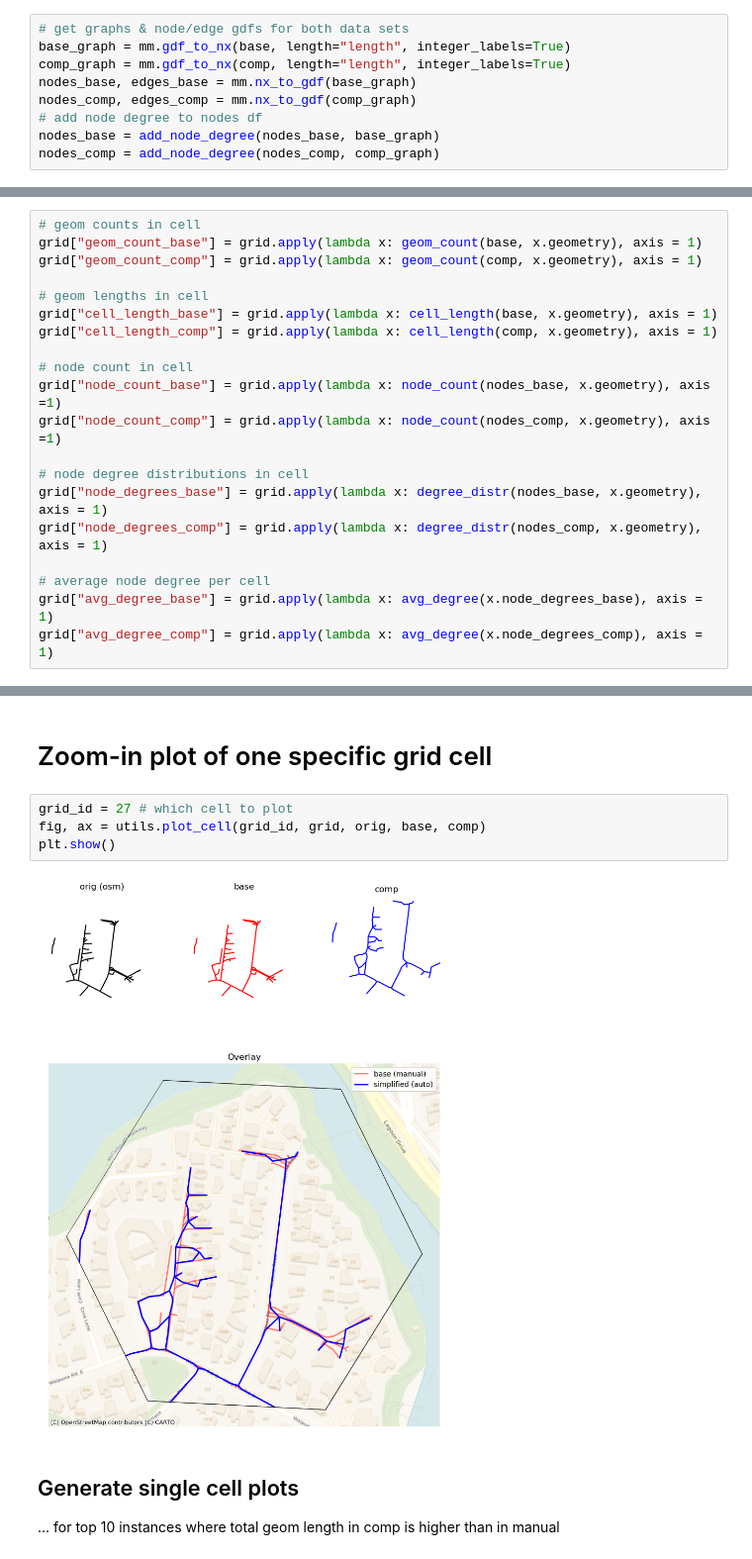
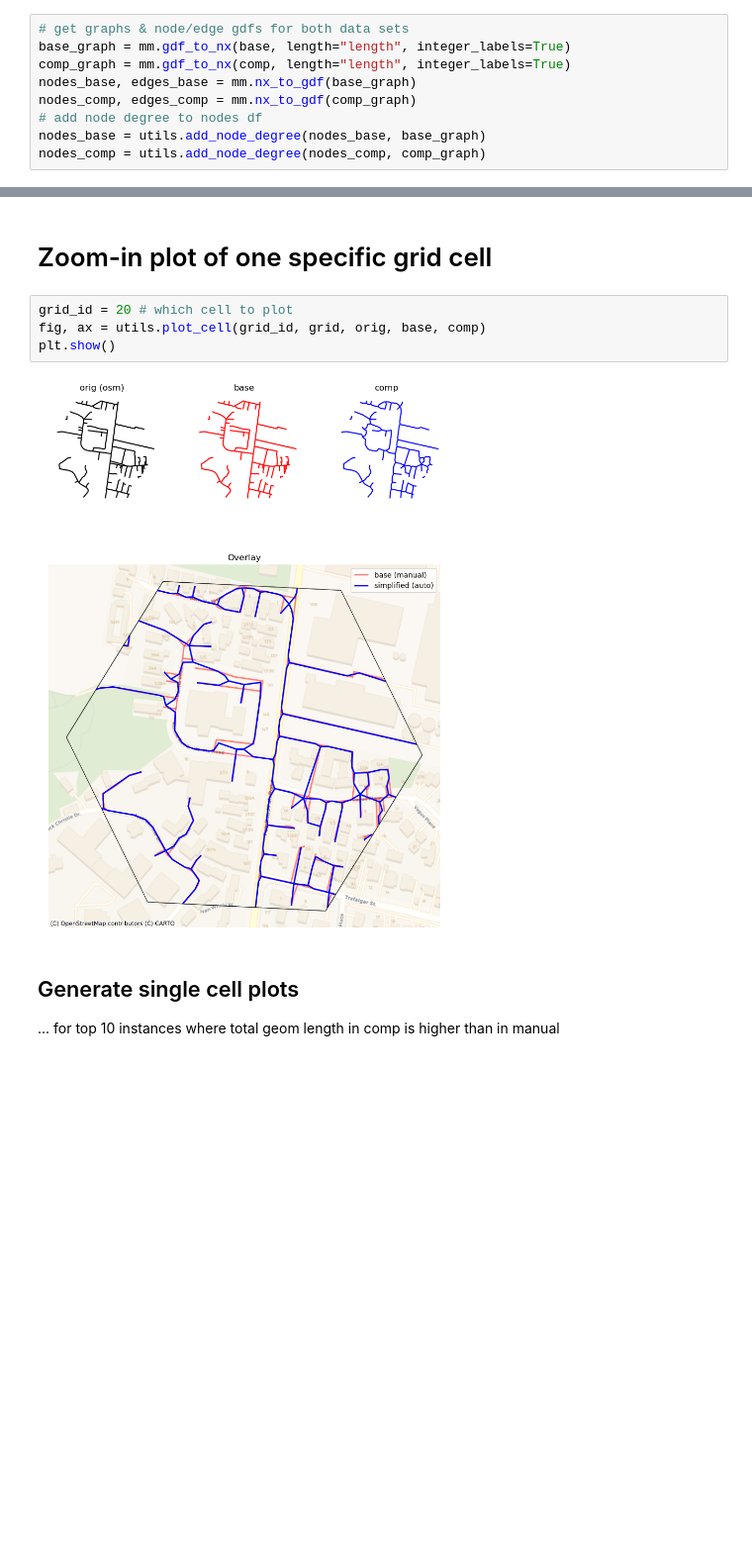
Before and after one commit to uscuni/simplification, a Jupyter notebook: code/evaluate_h3cells.ipynb, the cells around one changed output, grey strips where cells are left out. Shown at 99% size. Drawn from its saved outputs; the diff is of its cells as text; blank space fills up the shorter version.

Commit message:
reran h3 nb, update func calls from utils

```diff
--- a/code/evaluate_h3cells.ipynb
+++ b/code/evaluate_h3cells.ipynb
@@ -73,8 +67,8 @@ comp_graph = mm.gdf_to_nx(comp, length="length", integer_labels=True)
 nodes_base, edges_base = mm.nx_to_gdf(base_graph)
 nodes_comp, edges_comp = mm.nx_to_gdf(comp_graph)
 # add node degree to nodes df
-nodes_base = add_node_degree(nodes_base, base_graph)
-nodes_comp = add_node_degree(nodes_comp, comp_graph)
+nodes_base = utils.add_node_degree(nodes_base, base_graph)
+nodes_comp = utils.add_node_degree(nodes_comp, comp_graph)
 # %% [markdown]
 # Making h3 grid for this FUA
 # %%
@@ -133,20 +109,0 @@ def avg_degree(histdict):
-# %%
-# geom counts in cell
-grid["geom_count_base"] = grid.apply(lambda x: geom_count(base, x.geometry), axis = 1)
-grid["geom_count_comp"] = grid.apply(lambda x: geom_count(comp, x.geometry), axis = 1)
-
-# geom lengths in cell
-grid["cell_length_base"] = grid.apply(lambda x: cell_length(base, x.geometry), axis = 1)
-grid["cell_length_comp"] = grid.apply(lambda x: cell_length(comp, x.geometry), axis = 1)
-
-# node count in cell
-grid["node_count_base"] = grid.apply(lambda x: node_count(nodes_base, x.geometry), axis =1)
-grid["node_count_comp"] = grid.apply(lambda x: node_count(nodes_comp, x.geometry), axis =1)
-
-# node degree distributions in cell
-grid["node_degrees_base"] = grid.apply(lambda x: degree_distr(nodes_base, x.geometry), axis = 1)
-grid["node_degrees_comp"] = grid.apply(lambda x: degree_distr(nodes_comp, x.geometry), axis = 1)
-
-# average node degree per cell
-grid["avg_degree_base"] = grid.apply(lambda x: avg_degree(x.node_degrees_base), axis = 1)
-grid["avg_degree_comp"] = grid.apply(lambda x: avg_degree(x.node_degrees_comp), axis = 1)
@@ -216,11 +191,11 @@ ax.set_title(f"{var} (comp/base)");
 # %% [markdown]
 # Zoom-in plot of one specific grid cell
 # %%
-grid_id = 27 # which cell to plot
+grid_id = 20 # which cell to plot
 fig, ax = utils.plot_cell(grid_id, grid, orig, base, comp)
 plt.show()
 # %% [output]
-[figure, old version]
+[figure, new version]
 # %% [markdown]
 ## Generate single cell plots
 ... for top 10 instances where total geom length in comp is higher than in manual
```
Also changed, not shown: parts of 6 cells of this notebook.
